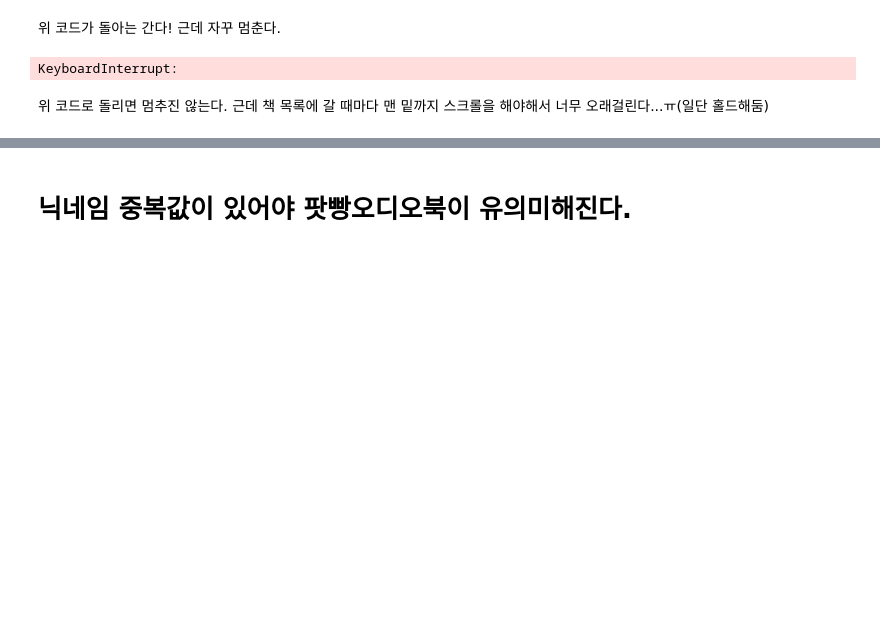
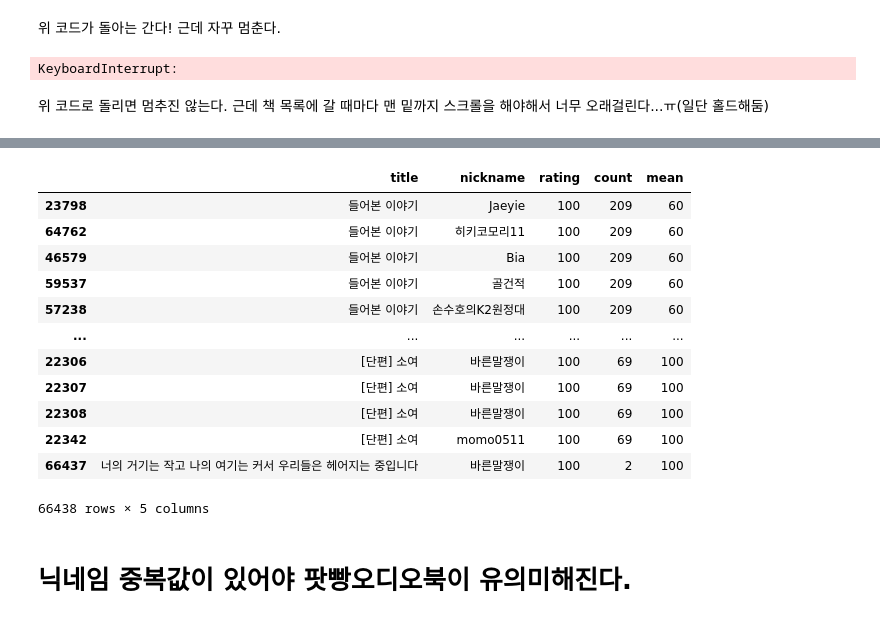
Before and after one commit to dataitgirls4/team_3, a Jupyter notebook: [연습용] Scraping_PodppangAudiobook_test.ipynb, the cells around one changed output, grey strips where cells are left out. Saved outputs shown, nothing was run; the diff lists cells and outputs as text; code cells hidden in the pictures; blank space fills up the shorter version.

```diff
--- a/[연습용] Scraping_PodppangAudiobook.ipynb
+++ b/[연습용] Scraping_PodppangAudiobook_test.ipynb
@@ -529,3 +640,21 @@ nickname
+# %%
+booklist3.columns=['title', 'nickname', 'rating', 'count', 'mean']
+# %%
+booklist3.sort_values(by='mean')
+# %% [output]
+|  | title | nickname | rating | count | mean |
+| 23798 | 들어본 이야기 | Jaeyie | 100 | 209 | 60 |
+| 64762 | 들어본 이야기 | 히키코모리11 | 100 | 209 | 60 |
+| 46579 | 들어본 이야기 | Bia | 100 | 209 | 60 |
+| 59537 | 들어본 이야기 | 골건적 | 100 | 209 | 60 |
+| 57238 | 들어본 이야기 | 손수호의K2원정대 | 100 | 209 | 60 |
+| ... | ... | ... | ... | ... | ... |
+| 22306 | [단편] 소여 | 바른말쟁이 | 100 | 69 | 100 |
+| 22307 | [단편] 소여 | 바른말쟁이 | 100 | 69 | 100 |
+| 22308 | [단편] 소여 | 바른말쟁이 | 100 | 69 | 100 |
+| 22342 | [단편] 소여 | momo0511 | 100 | 69 | 100 |
+| 66437 | 너의 거기는 작고 나의 여기는 커서 우리들은 헤어지는 중입니다 | 바른말쟁이 | 100 | 2 | 100 |
+66438 rows × 5 columns
 # %% [markdown]
 # 닉네임 중복값이 있어야 팟빵오디오북이 유의미해진다.
 # %%
```
Also changed, not shown: parts of 25 cells of this notebook, 1 other file.
